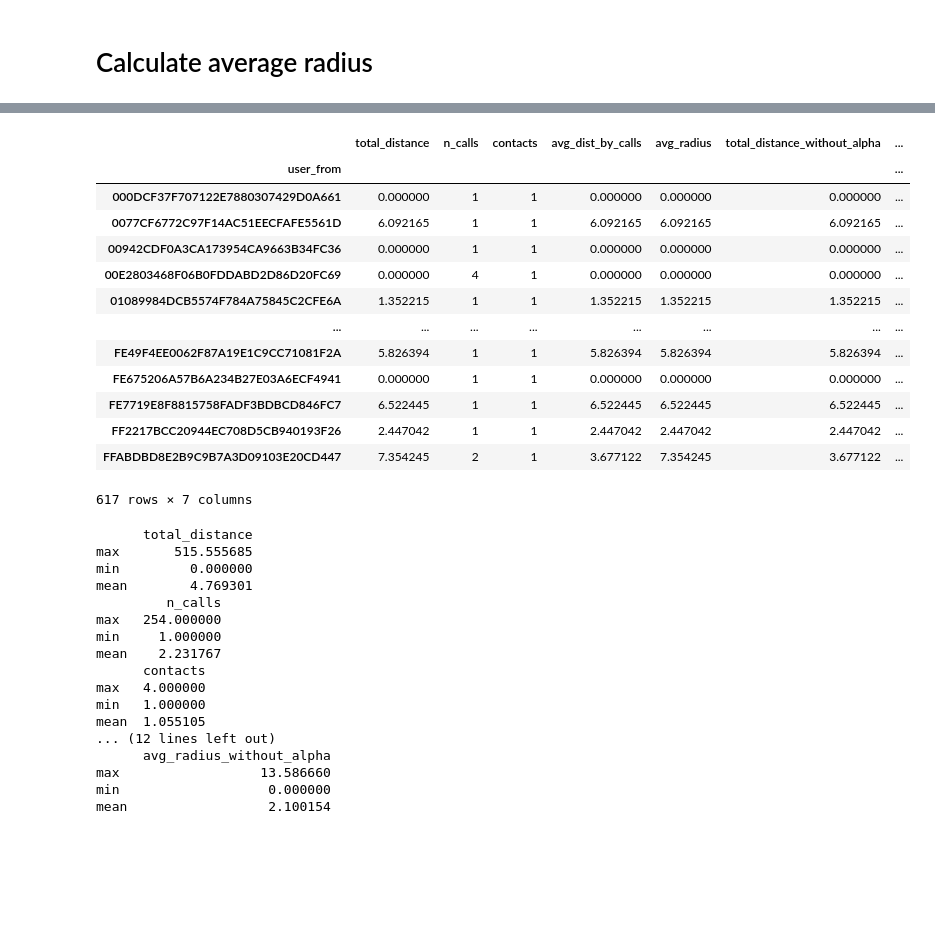
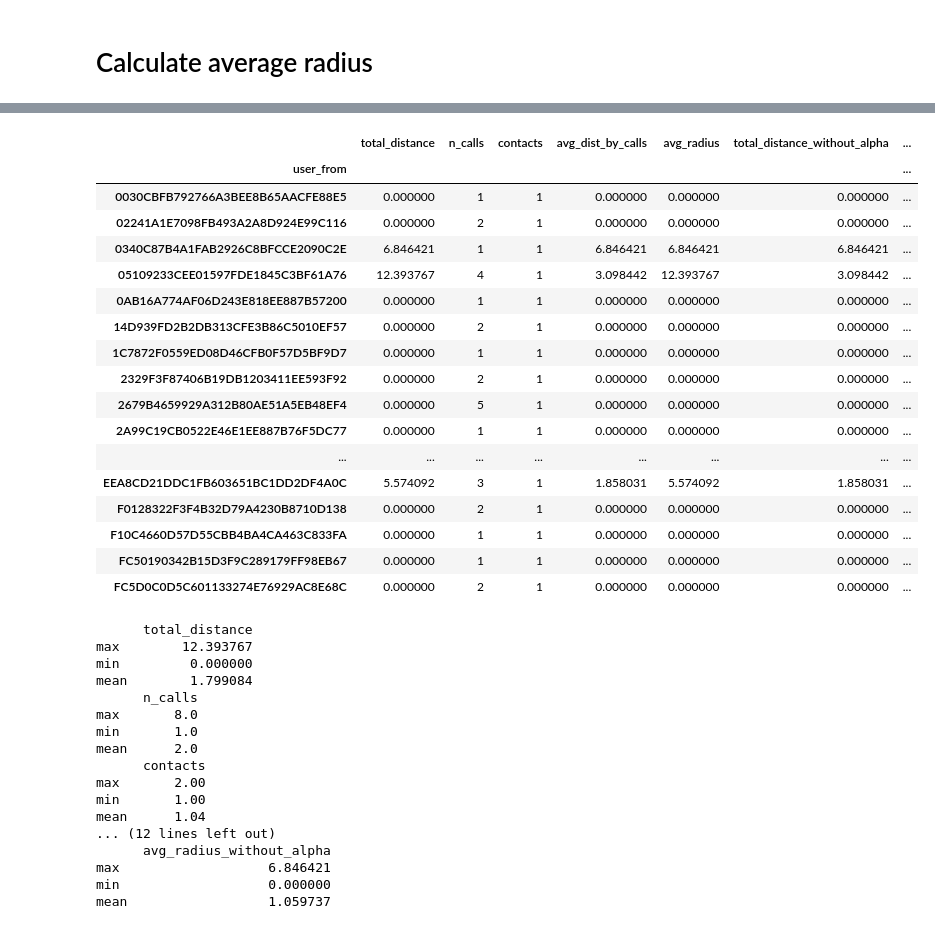
Before and after one commit to anahimaciel/Networks-in-cities, a Jupyter notebook: RadiusCalculator.ipynb, the cells around one changed output, grey strips where cells are left out. Cells and saved outputs as stored; diff of their text form; code cells hidden in the pictures; blank space fills up the shorter version.

```diff
--- a/RadiusCalculator.ipynb
+++ b/RadiusCalculator.ipynb
@@ -14,7 +14,7 @@ import geopandas as gpd
 from geopandas import GeoDataFrame
 import geopy.distance
 # %%
-city= "Taubaté"
+city= "Franca"
 # %% [markdown]
 # Prep
 # %%
@@ -184,32 +184,38 @@ See the caveats in the documentation: https://pandas.pydata.org/pandas-docs/stab
 # %%
 #drop calls to the same receiver (nao sei pq)
 groups=filtered_df.groupby(['user_from','user_to'])
 aux=groups.first()
+unique_calls=len(aux)
 aux=aux.groupby('user_from')['distance'].sum().to_frame(name='total_distance_without_alpha')
+non_zero_df=aux[aux['total_distance_without_alpha']!=0]
 
 #calculate average radius for each user
 radii=filtered_df.groupby("user_from").agg({'distance':['sum','size'],'user_to':'nunique'})
 radii.columns=['total_distance','n_calls','contacts']
 radii['avg_dist_by_calls']=radii['total_distance']/radii['n_calls']
 radii['avg_radius']=radii['total_distance']/radii['contacts']
 radii['total_distance_without_alpha']=aux['total_distance_without_alpha']
 radii['avg_radius_without_alpha']=aux['total_distance_without_alpha']/radii['contacts']
 radii
 # %% [output]
 |  | total_distance | n_calls | contacts | avg_dist_by_calls | avg_radius | total_distance_without_alpha | ... |
 | user_from |  |  |  |  |  |  | ... |
-| 000DCF37F707122E7880307429D0A661 | 0.000000 | 1 | 1 | 0.000000 | 0.000000 | 0.000000 | ... |
-| 0077CF6772C97F14AC51EECFAFE5561D | 6.092165 | 1 | 1 | 6.092165 | 6.092165 | 6.092165 | ... |
-| 00942CDF0A3CA173954CA9663B34FC36 | 0.000000 | 1 | 1 | 0.000000 | 0.000000 | 0.000000 | ... |
-| 00E2803468F06B0FDDABD2D86D20FC69 | 0.000000 | 4 | 1 | 0.000000 | 0.000000 | 0.000000 | ... |
-| 01089984DCB5574F784A75845C2CFE6A | 1.352215 | 1 | 1 | 1.352215 | 1.352215 | 1.352215 | ... |
+| 0030CBFB792766A3BEE8B65AACFE88E5 | 0.000000 | 1 | 1 | 0.000000 | 0.000000 | 0.000000 | ... |
+| 02241A1E7098FB493A2A8D924E99C116 | 0.000000 | 2 | 1 | 0.000000 | 0.000000 | 0.000000 | ... |
+| 0340C87B4A1FAB2926C8BFCCE2090C2E | 6.846421 | 1 | 1 | 6.846421 | 6.846421 | 6.846421 | ... |
+| 05109233CEE01597FDE1845C3BF61A76 | 12.393767 | 4 | 1 | 3.098442 | 12.393767 | 3.098442 | ... |
+| 0AB16A774AF06D243E818EE887B57200 | 0.000000 | 1 | 1 | 0.000000 | 0.000000 | 0.000000 | ... |
+| 14D939FD2B2DB313CFE3B86C5010EF57 | 0.000000 | 2 | 1 | 0.000000 | 0.000000 | 0.000000 | ... |
+| 1C7872F0559ED08D46CFB0F57D5BF9D7 | 0.000000 | 1 | 1 | 0.000000 | 0.000000 | 0.000000 | ... |
+| 2329F3F87406B19DB1203411EE593F92 | 0.000000 | 2 | 1 | 0.000000 | 0.000000 | 0.000000 | ... |
+| 2679B4659929A312B80AE51A5EB48EF4 | 0.000000 | 5 | 1 | 0.000000 | 0.000000 | 0.000000 | ... |
+| 2A99C19CB0522E46E1EE887B76F5DC77 | 0.000000 | 1 | 1 | 0.000000 | 0.000000 | 0.000000 | ... |
 | ... | ... | ... | ... | ... | ... | ... | ... |
-| FE49F4EE0062F87A19E1C9CC71081F2A | 5.826394 | 1 | 1 | 5.826394 | 5.826394 | 5.826394 | ... |
-| FE675206A57B6A234B27E03A6ECF4941 | 0.000000 | 1 | 1 | 0.000000 | 0.000000 | 0.000000 | ... |
-| FE7719E8F8815758FADF3BDBCD846FC7 | 6.522445 | 1 | 1 | 6.522445 | 6.522445 | 6.522445 | ... |
-| FF2217BCC20944EC708D5CB940193F26 | 2.447042 | 1 | 1 | 2.447042 | 2.447042 | 2.447042 | ... |
-| FFABDBD8E2B9C9B7A3D09103E20CD447 | 7.354245 | 2 | 1 | 3.677122 | 7.354245 | 3.677122 | ... |
+| EEA8CD21DDC1FB603651BC1DD2DF4A0C | 5.574092 | 3 | 1 | 1.858031 | 5.574092 | 1.858031 | ... |
+| F0128322F3F4B32D79A4230B8710D138 | 0.000000 | 2 | 1 | 0.000000 | 0.000000 | 0.000000 | ... |
+| F10C4660D57D55CBB4BA4CA463C833FA | 0.000000 | 1 | 1 | 0.000000 | 0.000000 | 0.000000 | ... |
+| FC50190342B15D3F9C289179FF98EB67 | 0.000000 | 1 | 1 | 0.000000 | 0.000000 | 0.000000 | ... |
+| FC5D0C0D5C601133274E76929AC8E68C | 0.000000 | 2 | 1 | 0.000000 | 0.000000 | 0.000000 | ... |
-617 rows × 7 columns
 # %%
 #results
 with open("/content/drive/MyDrive/Networks in cities/Dados/"+city+"/results.txt",'a') as file:
@@ -220,22 +226,22 @@ with open("/content/drive/MyDrive/Networks in cities/Dados/"+city+"/results.txt"
     print(results_df)
 # %% [output]
       total_distance
-max       515.555685
+max        12.393767
 min         0.000000
-mean        4.769301
-         n_calls
-max   254.000000
-min     1.000000
-mean    2.231767
+mean        1.799084
+      n_calls
+max       8.0
+min       1.0
+mean      2.0
       contacts
-max   4.000000
-min   1.000000
-mean  1.055105
+max       2.00
+min       1.00
+mean      1.04
 ... (12 lines left out)
       avg_radius_without_alpha
-max                  13.586660
+max                   6.846421
 min                   0.000000
-mean                  2.100154
+mean                  1.059737
 # %%
 #saving demography data
 with open("/content/drive/MyDrive/Networks in cities/Dados/"+city+"/demo2.txt",'a') as file:
```
Also changed, not shown: parts of 8 cells of this notebook.
